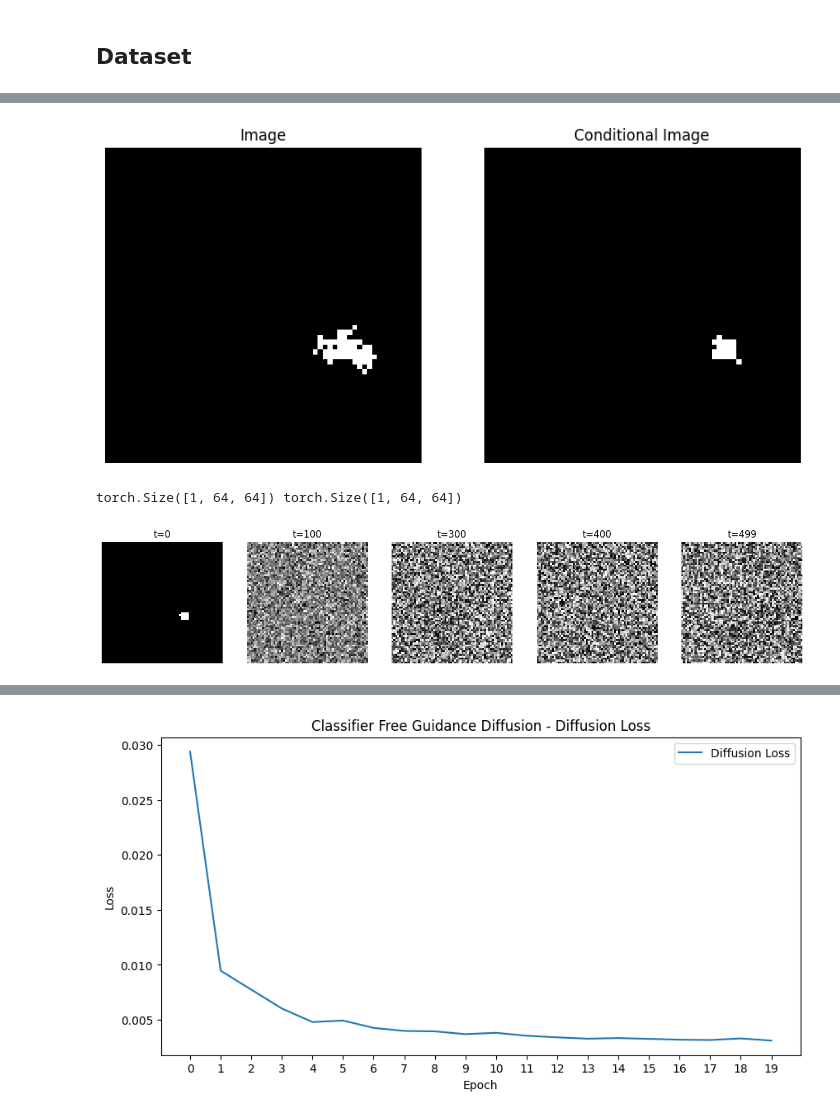
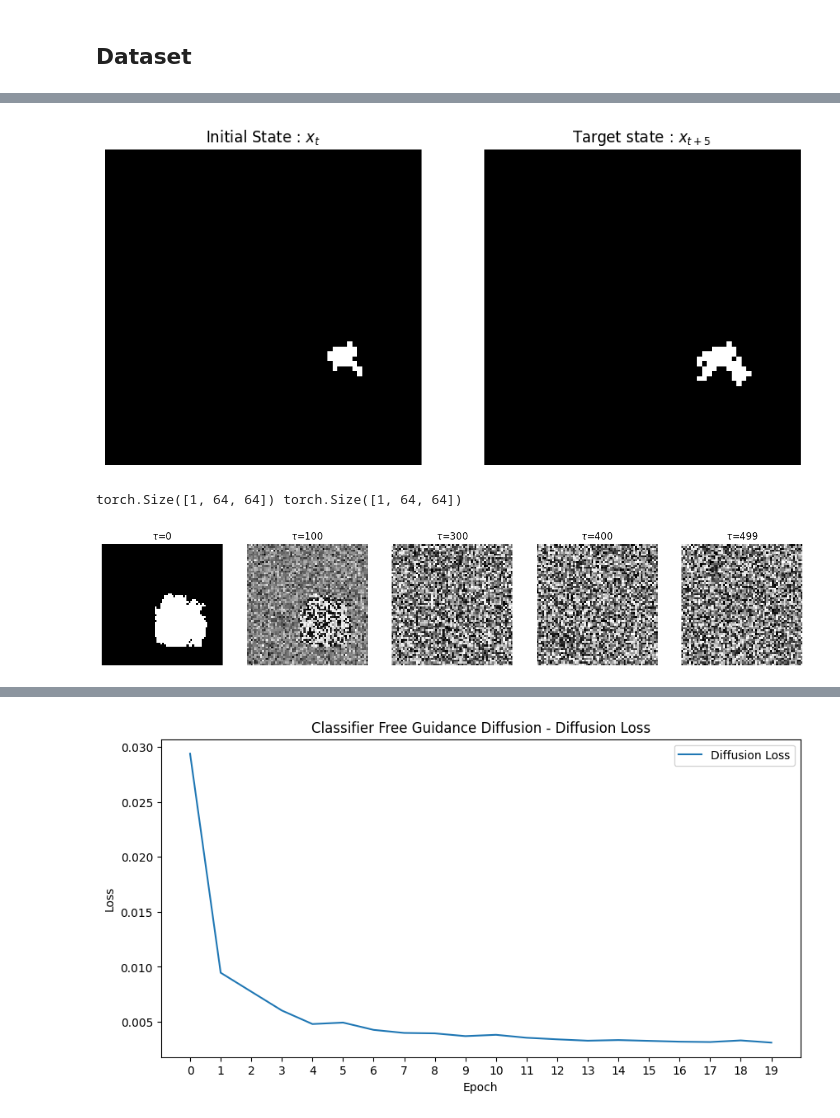
Before and after one commit to AnirbitGhosh/Msc-Project, a Jupyter notebook: src/model/guided_diffusion/gde_image_conditioned.ipynb, the cells around one changed output, grey strips where cells are left out. Cells and saved outputs as stored; diff of their text form; code cells hidden in the pictures.

```diff
--- a/src/model/guided_diffusion/gde_image_conditioned.ipynb
+++ b/src/model/guided_diffusion/gde_image_conditioned.ipynb
@@ -558,9 +558,9 @@ transform = transforms.Compose([
     # transforms.Resize(64)
 ])
 
-DATA_DIR = os.path.join(VOL_PATH, "diss_ag/data/simulated_bin_frames")
-RESULT_DIR = os.path.join(VOL_PATH, "diss_ag/results/")
-CKPT_DIR = os.path.join(VOL_PATH, "diss_ag/results/ckpts")
+DATA_DIR = "C:/Users/Anirbit/Desktop/MSc/Ind Project/Msc-Project/data/simulated_bin_frames" # os.path.join(VOL_PATH, "diss_ag/data/simulated_bin_frames")
+RESULT_DIR = "C:/Users/Anirbit/Desktop/MSc/Ind Project/Msc-Project/results" # os.path.join(VOL_PATH, "diss_ag/results/")
+CKPT_DIR =  "C:/Users/Anirbit/Desktop/MSc/Ind Project/Msc-Project/results/ckpts" # os.path.join(VOL_PATH, "diss_ag/results/ckpts")
 
 # MNIST DATA
 dataset = CondSeqImageDataset(DATA_DIR, transform=transform)
@@ -625,20 +625,20 @@ def plot_random_sample(dataset):
     # Plot the images
     fig, axs = plt.subplots(1, 2, figsize=(10, 5))
 
-    axs[0].imshow(image, cmap='gray')
-    axs[0].set_title("Image")
+    axs[1].imshow(image, cmap='gray')
+    axs[1].set_title("Target state : $x_{t+5}$")
+    axs[1].axis('off')
+
+    axs[0].imshow(cond_image, cmap='gray')
+    axs[0].set_title("Initial State : $x_{t}$")
     axs[0].axis('off')
-
-    axs[1].imshow(cond_image, cmap='gray')
-    axs[1].set_title("Conditional Image")
-    axs[1].axis('off')
 
     plt.show()
 
 # Assuming dataset is already created
 plot_random_sample(dataset)
 # %% [output]
-[figure, old version]
+[figure, new version]
 # %%
 random_idx = random.randint(0, len(dataset) - 1)
 # random_idx = 30
@@ -652,21 +652,21 @@ torch.Size([1, 64, 64]) torch.Size([1, 64, 64])
 # %%
 image = next(iter(train_loader))[0][0].squeeze()
 conditional = next(iter(train_loader))[1][0].squeeze()
 
 x_start = image.float()
 
-gaussian_diffusion = Diffusion(timesteps=500, noise_schedule='linear')
+gaussian_diffusion = Diffusion(timesteps=500, noise_schedule='cosine')
 
 plt.figure(figsize=(16, 5))
 for idx, t in enumerate([0, 100, 300, 400, 499]):
     x_noisy = gaussian_diffusion.q_sample(x_start.to(device), t=torch.tensor([t]).to(device))
     noisy_image = (x_noisy.squeeze() + 1) * 127.5
     if idx==0:
         noisy_image = (x_start.squeeze() + 1) * 127.5
     noisy_image = noisy_image.cpu().numpy().astype(np.uint8)
     plt.subplot(1, 5, 1 + idx)
     plt.imshow(noisy_image, cmap='gray')
     plt.axis("off")
-    plt.title(f"t={t}")
+    plt.title(f"$\\tau$={t}")
 # %% [output]
-[figure, old version]
+[figure, new version]
```
Also changed, not shown: parts of 1 cell of this notebook, 3 other files.
